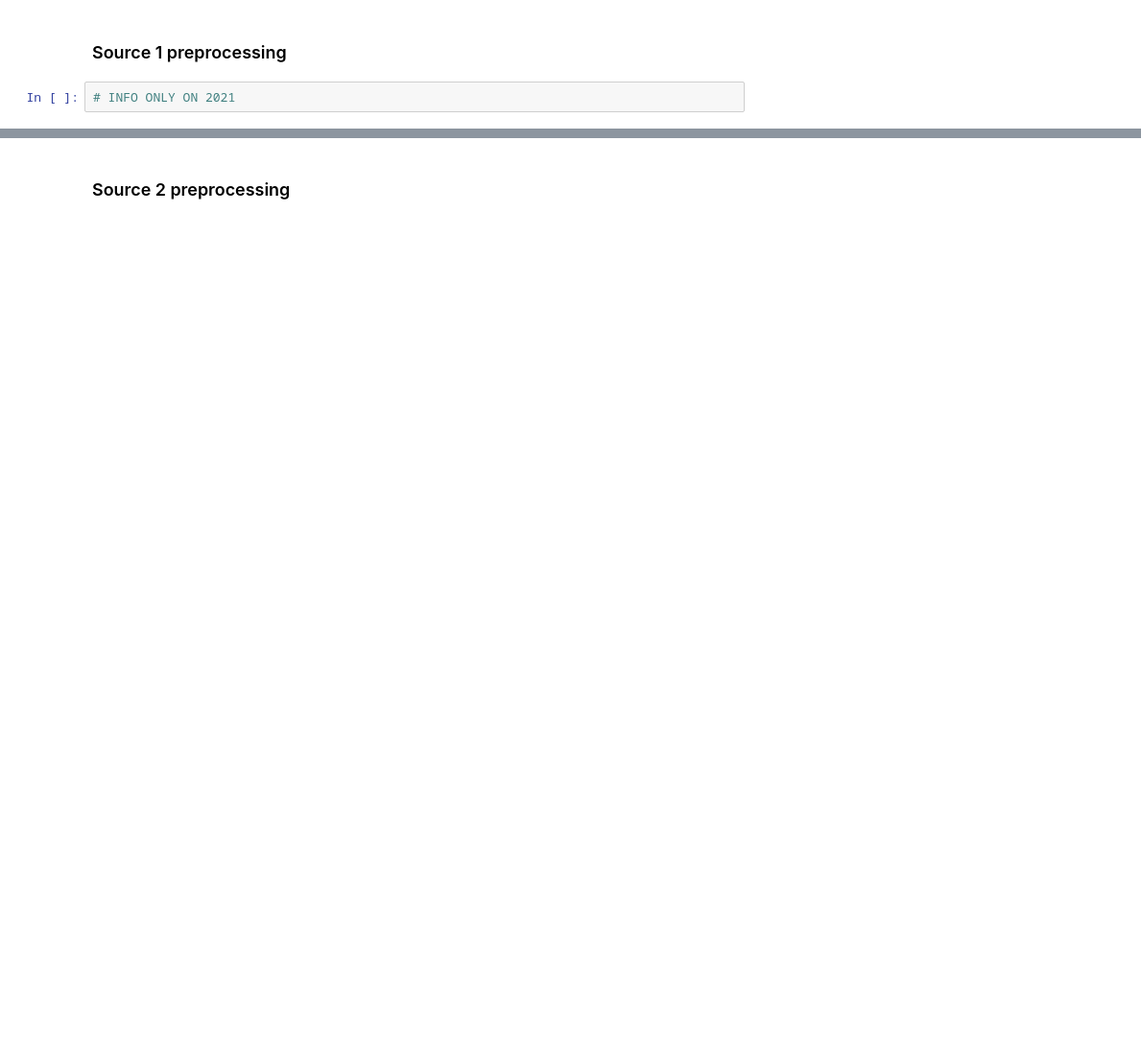
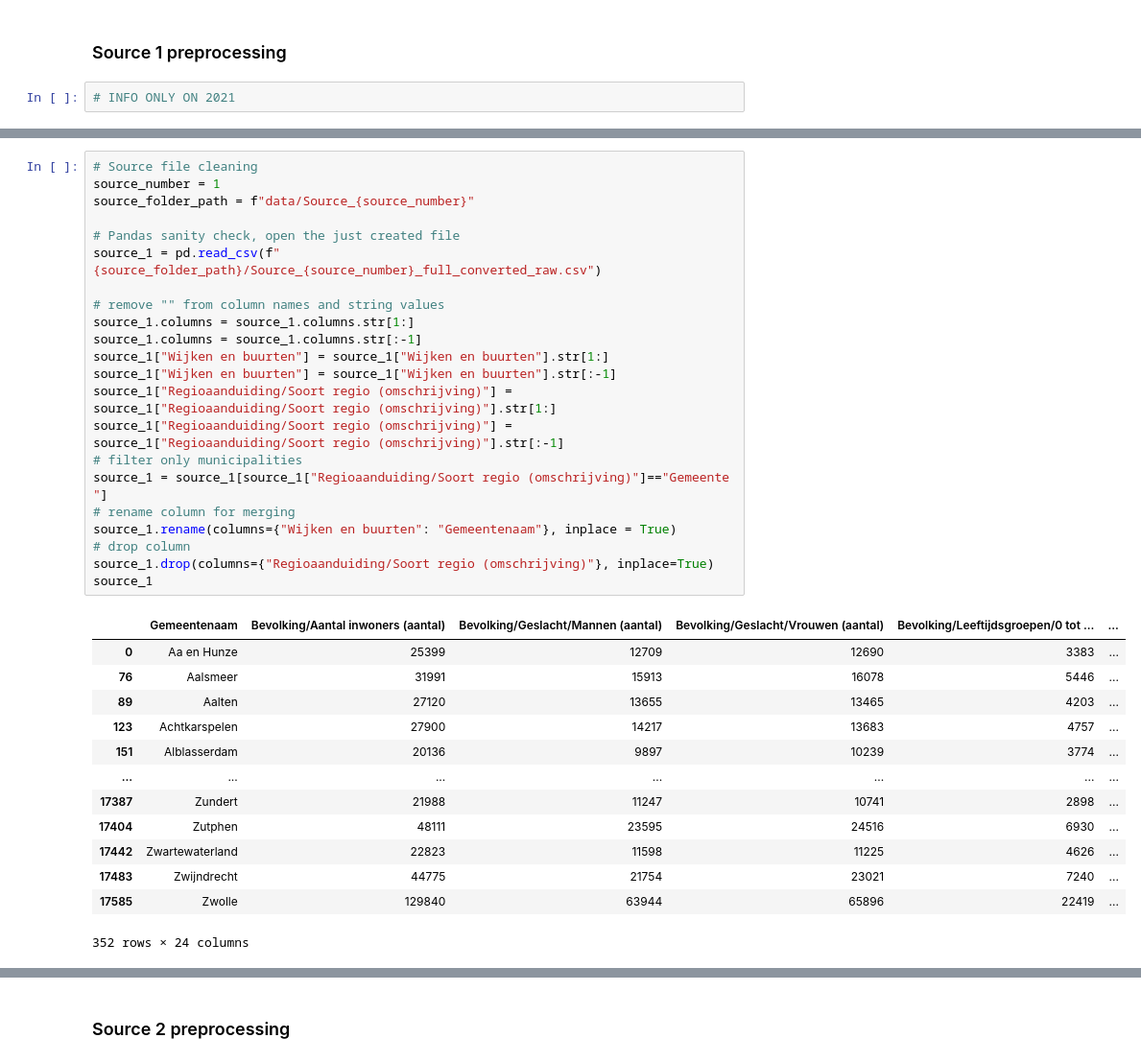
Before and after one commit to reikichan/2AMD20, a Jupyter notebook: 2AMD20 Source Compiler_all except 12&13.ipynb, the cells around one changed output, grey strips where cells are left out. Shown: that part at 96% size. Cells and saved outputs as stored; diff of their text form; blank space fills up the shorter version.

Commit message:
preprocessing source 1-6

```diff
--- a/2AMD20 Source Compiler_all except 12&13.ipynb
+++ b/2AMD20 Source Compiler_all except 12&13.ipynb
@@ -115,0 +104,36 @@ pd.read_csv(f"{source_folder_path}/Source_{source_number}_full_converted_raw.csv
+# %%
+# Source file cleaning
+source_number = 1
+source_folder_path = f"data/Source_{source_number}"
+
+# Pandas sanity check, open the just created file
+source_1 = pd.read_csv(f"{source_folder_path}/Source_{source_number}_full_converted_raw.csv")
+
+# remove "" from column names and string values
+source_1.columns = source_1.columns.str[1:]
+source_1.columns = source_1.columns.str[:-1]
+source_1["Wijken en buurten"] = source_1["Wijken en buurten"].str[1:]
+source_1["Wijken en buurten"] = source_1["Wijken en buurten"].str[:-1]
+source_1["Regioaanduiding/Soort regio (omschrijving)"] = source_1["Regioaanduiding/Soort regio (omschrijving)"].str[1:]
+source_1["Regioaanduiding/Soort regio (omschrijving)"] = source_1["Regioaanduiding/Soort regio (omschrijving)"].str[:-1]
+# filter only municipalities
+source_1 = source_1[source_1["Regioaanduiding/Soort regio (omschrijving)"]=="Gemeente  "]
+# rename column for merging
+source_1.rename(columns={"Wijken en buurten": "Gemeentenaam"}, inplace = True)
+# drop column
+source_1.drop(columns={"Regioaanduiding/Soort regio (omschrijving)"}, inplace=True)
+source_1
+# %% [output]
+|  | Gemeentenaam | Bevolking/Aantal inwoners (aantal) | Bevolking/Geslacht/Mannen (aantal) | Bevolking/Geslacht/Vrouwen (aantal) | Bevolking/Leeftijdsgroepen/0 tot ... | ... |
+| 0 | Aa en Hunze | 25399 | 12709 | 12690 | 3383 | ... |
+| 76 | Aalsmeer | 31991 | 15913 | 16078 | 5446 | ... |
+| 89 | Aalten | 27120 | 13655 | 13465 | 4203 | ... |
+| 123 | Achtkarspelen | 27900 | 14217 | 13683 | 4757 | ... |
+| 151 | Alblasserdam | 20136 | 9897 | 10239 | 3774 | ... |
+| ... | ... | ... | ... | ... | ... | ... |
+| 17387 | Zundert | 21988 | 11247 | 10741 | 2898 | ... |
+| 17404 | Zutphen | 48111 | 23595 | 24516 | 6930 | ... |
+| 17442 | Zwartewaterland | 22823 | 11598 | 11225 | 4626 | ... |
+| 17483 | Zwijndrecht | 44775 | 21754 | 23021 | 7240 | ... |
+| 17585 | Zwolle | 129840 | 63944 | 65896 | 22419 | ... |
+352 rows × 24 columns
```
Also changed, not shown: parts of 49 cells of this notebook.
